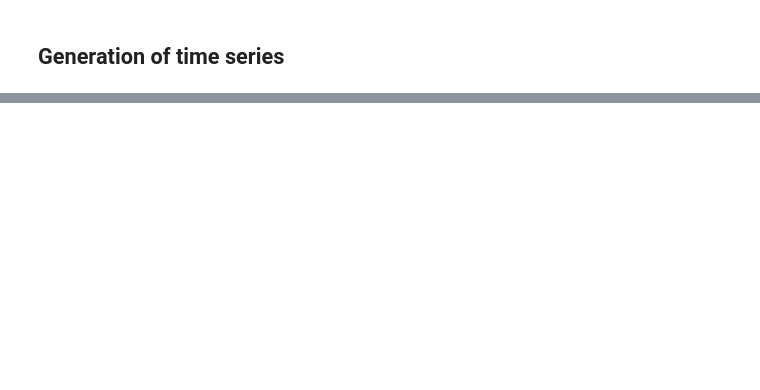
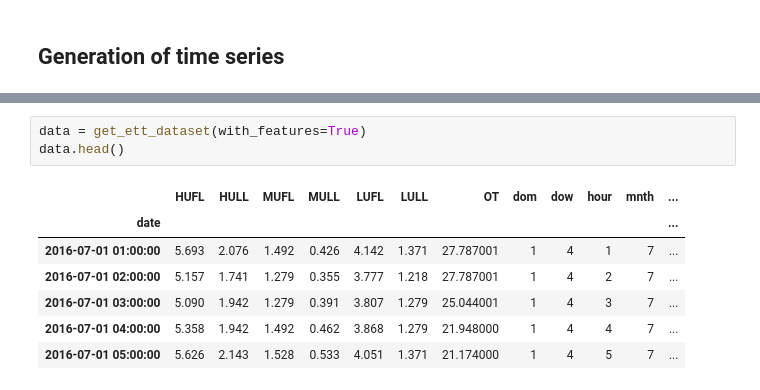
Before and after one commit to airi-industrial-ai/ec23-tutorial, a Jupyter notebook: notebooks/tutorial_part2.ipynb, the cells around one changed output, grey strips where cells are left out. Saved outputs shown, nothing was run; the diff lists cells and outputs as text; blank space fills up the shorter version.

```diff
--- a/notebooks/tutorial_part2.ipynb
+++ b/notebooks/tutorial_part2.ipynb
@@ -61,0 +227,11 @@ from ectutorial.gen_models import TCNGANModule
+# %%
+data = get_ett_dataset(with_features=True)
+data.head()
+# %% [output]
+|  | HUFL | HULL | MUFL | MULL | LUFL | LULL | OT | dom | dow | hour | mnth | ... |
+| date |  |  |  |  |  |  |  |  |  |  |  | ... |
+| 2016-07-01 01:00:00 | 5.693 | 2.076 | 1.492 | 0.426 | 4.142 | 1.371 | 27.787001 | 1 | 4 | 1 | 7 | ... |
+| 2016-07-01 02:00:00 | 5.157 | 1.741 | 1.279 | 0.355 | 3.777 | 1.218 | 27.787001 | 1 | 4 | 2 | 7 | ... |
+| 2016-07-01 03:00:00 | 5.090 | 1.942 | 1.279 | 0.391 | 3.807 | 1.279 | 25.044001 | 1 | 4 | 3 | 7 | ... |
+| 2016-07-01 04:00:00 | 5.358 | 1.942 | 1.492 | 0.462 | 3.868 | 1.279 | 21.948000 | 1 | 4 | 4 | 7 | ... |
+| 2016-07-01 05:00:00 | 5.626 | 2.143 | 1.528 | 0.533 | 4.051 | 1.371 | 21.174000 | 1 | 4 | 5 | 7 | ... |
```
Also changed, not shown: parts of 34 cells of this notebook.
